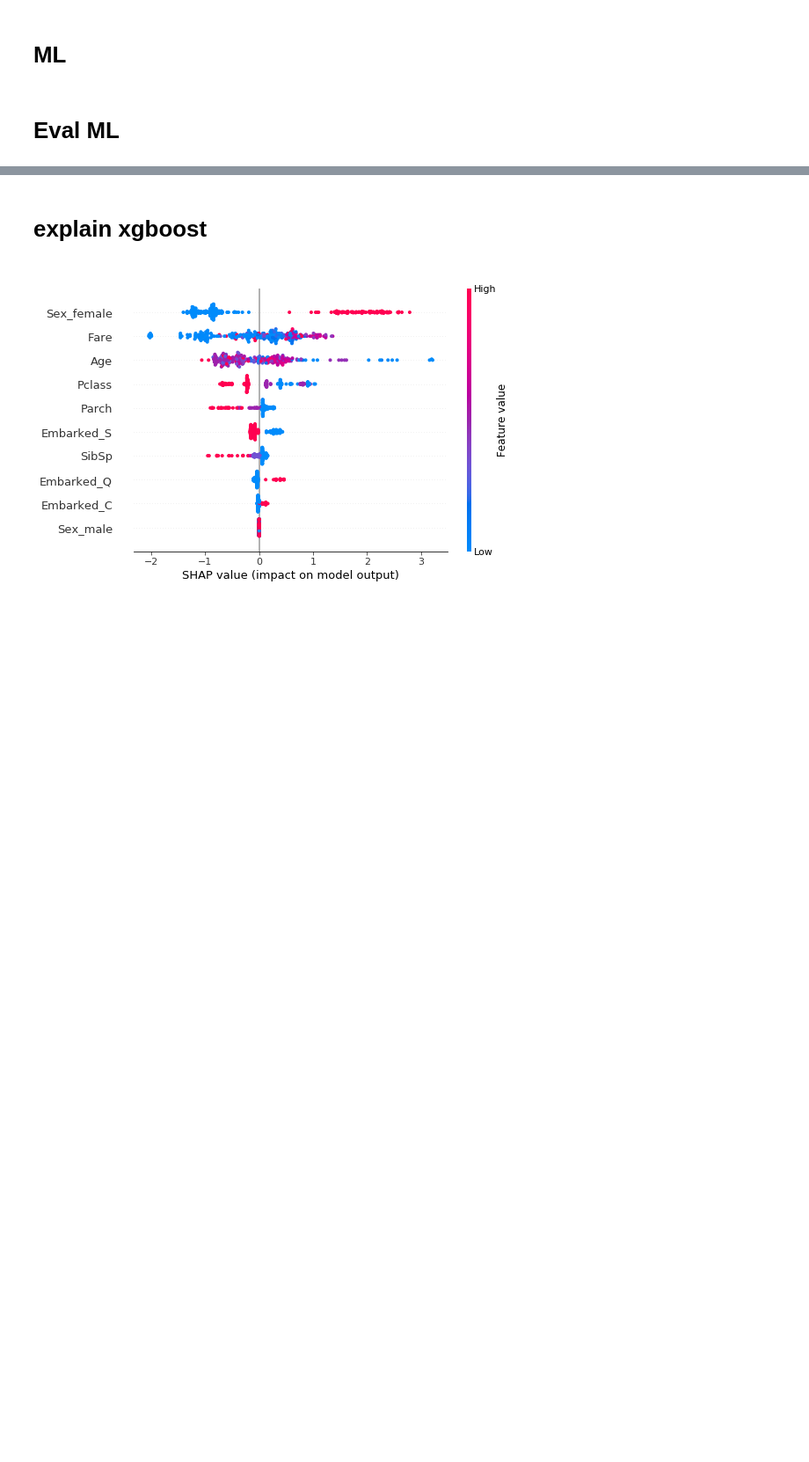
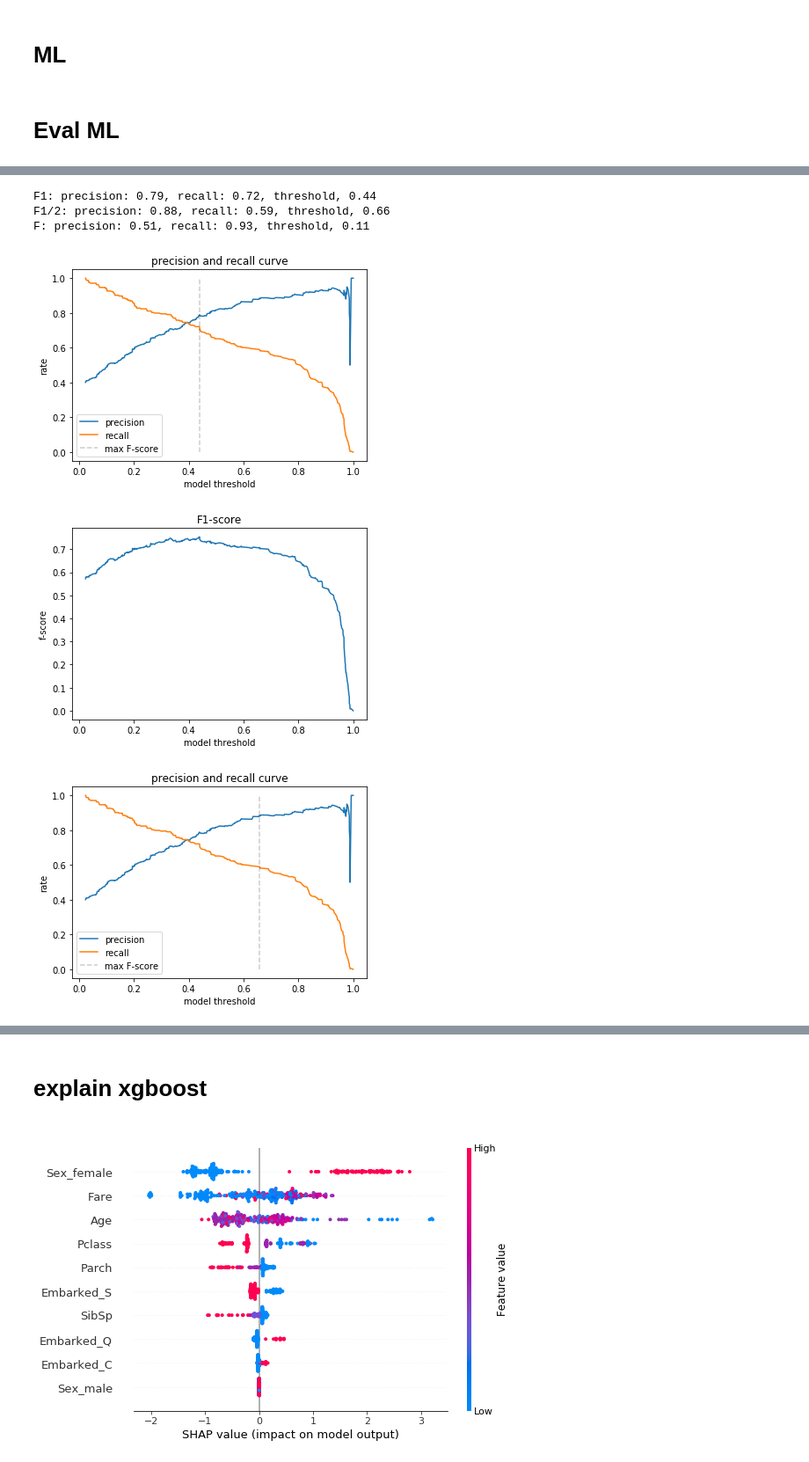
Before and after one commit to EmilMachine/ml_club, a Jupyter notebook: 05_intro_ml/notebooks/n_advanced_ml_notebook_data_cleaning.ipynb, the cells around one changed output, grey strips where cells are left out. Shown at 88% size. Drawn from its saved outputs; the diff is of its cells as text; code cells hidden in the pictures; blank space fills up the shorter version.

```diff
--- a/05_intro_ml/notebooks/n_advanced_ml_notebook_data_cleaning.ipynb
+++ b/05_intro_ml/notebooks/n_advanced_ml_notebook_data_cleaning.ipynb
@@ -434,0 +463,59 @@ model_xgboost 0.8077
+# %%
+# for multilabel see https://scikit-learn.org/stable/auto_examples/model_selection/plot_precision_recall.html
+
+def fscore(precision,recall,beta=1):
+    # here beta is chosen such that recall is considered
+    # beta times as important as precision
+    # see https://en.wikipedia.org/wiki/F1_score
+    return (1+beta**2) * precision * recall / (beta**2 * precision + recall )
+
+
+
+def precision_recall_fscore(y_true,y_pred,beta=1,plot=True):
+    (precision, recall, threshold) = sklearn.metrics.precision_recall_curve(y_true, y_pred)
+    thresholdplot = np.append(threshold,1)
+    fscore_val = list(map(fscore,precision,recall,[beta]*len(recall)))
+    idx = np.argmax(fscore_val)
+    max_fscore_precision = precision[idx]
+    max_fscore_recall = recall[idx]
+    max_fscore_threshold = thresholdplot[idx]
+
+    if plot:
+        plt.figure()
+        plt.plot(thresholdplot,precision)
+        plt.plot(thresholdplot,recall)
+        plt.plot([max_fscore_threshold,max_fscore_threshold],[0,1],"k--",alpha=0.2)
+        plt.legend(["precision","recall","max F-score"])
+        plt.xlabel("model threshold")
+        plt.ylabel("rate")
+        plt.title("precision and recall curve")
+
+        plt.figure()
+        plt.plot(thresholdplot,fscore_val)
+        plt.xlabel("model threshold")
+        plt.ylabel("f-score")
+        plt.title(f"F{beta}-score")
+    return (max_fscore_precision,max_fscore_recall,max_fscore_threshold)
+
+
+### apply function
+model = model_xgboost
+score = model.predict_proba(X_val_clean)[:,1]
+
+
+vals1 = precision_recall_fscore(y_val,score,beta=1)
+vals05 = precision_recall_fscore(y_val,score,beta=0.5)
+vals2 = precision_recall_fscore(y_val,score,beta=2)
+
+pretty = "precision: %.2f, recall: %.2f, threshold, %.2f"
+
+print("F1: " + pretty%vals1)
+print("F1/2: " + pretty%vals05)
+print("F: " + pretty%vals2)
+# %% [output]
+F1: precision: 0.79, recall: 0.72, threshold, 0.44
+F1/2: precision: 0.88, recall: 0.59, threshold, 0.66
+F: precision: 0.51, recall: 0.93, threshold, 0.11
+[figure, added]
+[figure, added]
+[figure, added]
```
Also changed, not shown: parts of 5 cells of this notebook.
